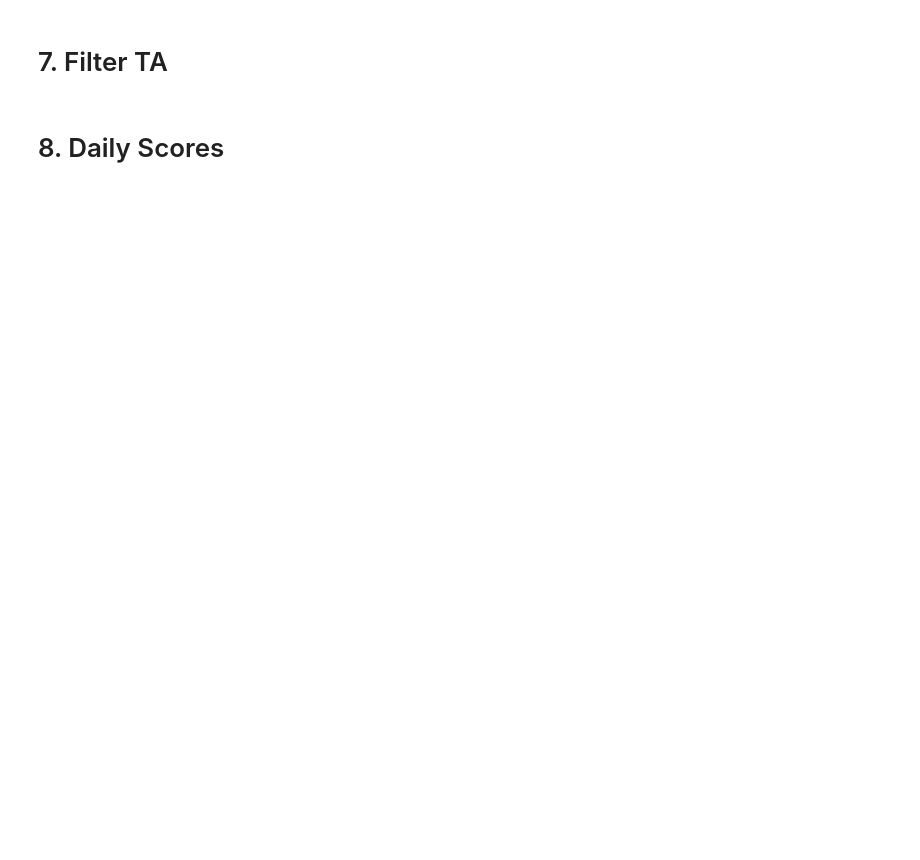
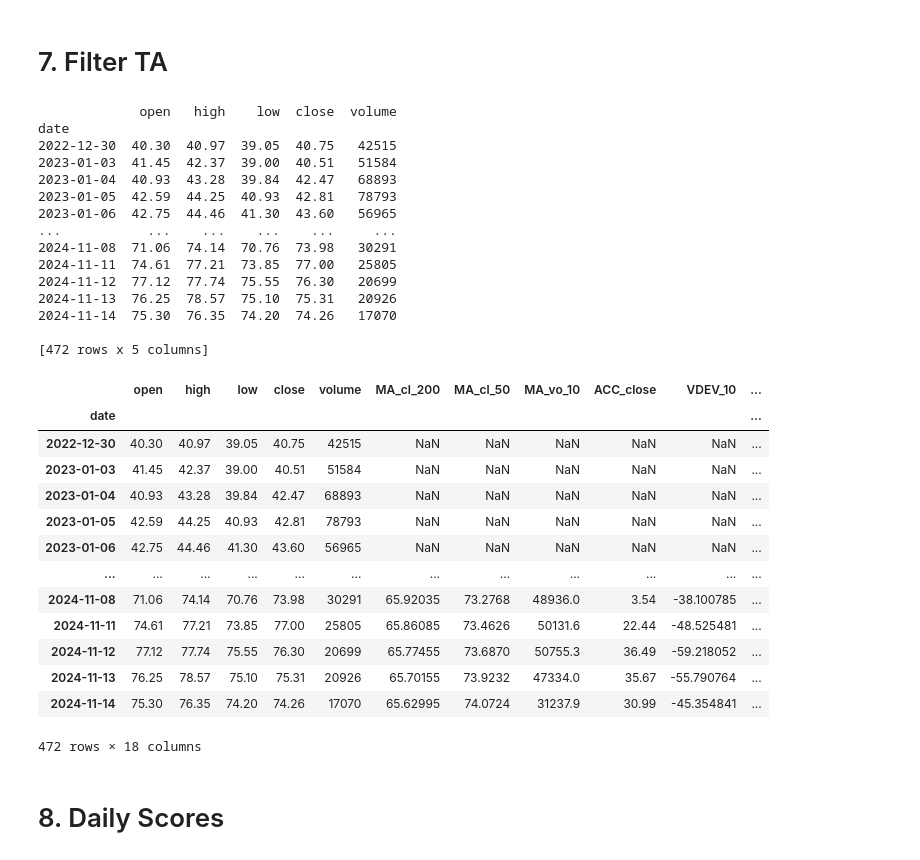
Before and after one commit to Design-01/stockbot_4, a Jupyter notebook: scanner/TEST_Daily_Analysis.ipynb, the cells around one changed output. Cells and saved outputs as stored; diff of their text form; code cells hidden in the pictures; blank space fills up the shorter version.

```diff
--- a/scanner/TEST_Daily_Analysis.ipynb
+++ b/scanner/TEST_Daily_Analysis.ipynb
@@ -176,4 +297,73 @@ Loading data from historical_data/ROKU_1_day.csv
 # %% [markdown]
 # 7. Filter TA
+# %%
+# BreaksMA = 200 // yesterday below,  today above
+# BreaksMA = 50 // yesterday below,  today above
+# > MA200
+# BreaksVolumeMA = 10 // breaks 10 day vol ma
+# MA50isRisingNthDays = (3, 10) // viable range midpoint is best score
+# With Segment trend
+# With Mkt trend
+
+
+ta_1 = ta.Breaks('close', 'MA_cl_200', True) # BreaksMA = 200
+ta_2 = ta.Breaks('close', 'MA_cl_50', True) # BreaksMA = 50
+ta_3 = ta.AboveBelow('close', 'MA_cl_50', True) # > MA50
+ta_4 = ta.AboveBelow('close', 'MA_cl_200', True) # > MA200
+ta_5 = ta.AboveBelow(3, 'TDUR_MA_cl_50', True) # MA50isRisingNthDays
+ta_6 = ta.AboveBelow(80, 'VDEV_10', True) # > 80% above MA10
+
+f.add_ta(ta_1)
+f.add_ta(ta_2)
+f.add_ta(ta_3)
+f.add_ta(ta_4)
+f.add_ta(ta_5)
+f.add_ta(ta_6)
+
+ta_filter_names = [ta_1.name, ta_2.name, ta_3.name, ta_4.name, ta_5.name, ta_6.name]
+
+df = f.data.copy()
+
+# add column to sum up the scores
+df['filter_score'] = df[ta_filter_names].sum(axis=1)
+df
+
+# filter out the rows with score less than 3
+filtered_df = df[df['filter_score'] >= 5]
+filtered_df
+
+f.load_ohlcv(data)
+f.update_ta_data()
+f.data
+# %% [output]
+             open   high    low  close  volume
+date
+2022-12-30  40.30  40.97  39.05  40.75   42515
+2023-01-03  41.45  42.37  39.00  40.51   51584
+2023-01-04  40.93  43.28  39.84  42.47   68893
+2023-01-05  42.59  44.25  40.93  42.81   78793
+2023-01-06  42.75  44.46  41.30  43.60   56965
+...           ...    ...    ...    ...     ...
+2024-11-08  71.06  74.14  70.76  73.98   30291
+2024-11-11  74.61  77.21  73.85  77.00   25805
+2024-11-12  77.12  77.74  75.55  76.30   20699
+2024-11-13  76.25  78.57  75.10  75.31   20926
+2024-11-14  75.30  76.35  74.20  74.26   17070
+
+[472 rows x 5 columns]
+|  | open | high | low | close | volume | MA_cl_200 | MA_cl_50 | MA_vo_10 | ACC_close | VDEV_10 | ... |
+| date |  |  |  |  |  |  |  |  |  |  | ... |
+| 2022-12-30 | 40.30 | 40.97 | 39.05 | 40.75 | 42515 | NaN | NaN | NaN | NaN | NaN | ... |
+| 2023-01-03 | 41.45 | 42.37 | 39.00 | 40.51 | 51584 | NaN | NaN | NaN | NaN | NaN | ... |
+| 2023-01-04 | 40.93 | 43.28 | 39.84 | 42.47 | 68893 | NaN | NaN | NaN | NaN | NaN | ... |
+| 2023-01-05 | 42.59 | 44.25 | 40.93 | 42.81 | 78793 | NaN | NaN | NaN | NaN | NaN | ... |
+| 2023-01-06 | 42.75 | 44.46 | 41.30 | 43.60 | 56965 | NaN | NaN | NaN | NaN | NaN | ... |
+| ... | ... | ... | ... | ... | ... | ... | ... | ... | ... | ... | ... |
+| 2024-11-08 | 71.06 | 74.14 | 70.76 | 73.98 | 30291 | 65.92035 | 73.2768 | 48936.0 | 3.54 | -38.100785 | ... |
+| 2024-11-11 | 74.61 | 77.21 | 73.85 | 77.00 | 25805 | 65.86085 | 73.4626 | 50131.6 | 22.44 | -48.525481 | ... |
+| 2024-11-12 | 77.12 | 77.74 | 75.55 | 76.30 | 20699 | 65.77455 | 73.6870 | 50755.3 | 36.49 | -59.218052 | ... |
+| 2024-11-13 | 76.25 | 78.57 | 75.10 | 75.31 | 20926 | 65.70155 | 73.9232 | 47334.0 | 35.67 | -55.790764 | ... |
+| 2024-11-14 | 75.30 | 76.35 | 74.20 | 74.26 | 17070 | 65.62995 | 74.0724 | 31237.9 | 30.99 | -45.354841 | ... |
+472 rows × 18 columns
 # %% [markdown]
 # 8. Daily Scores
```
Also changed, not shown: parts of 7 cells of this notebook, 4 other files.
